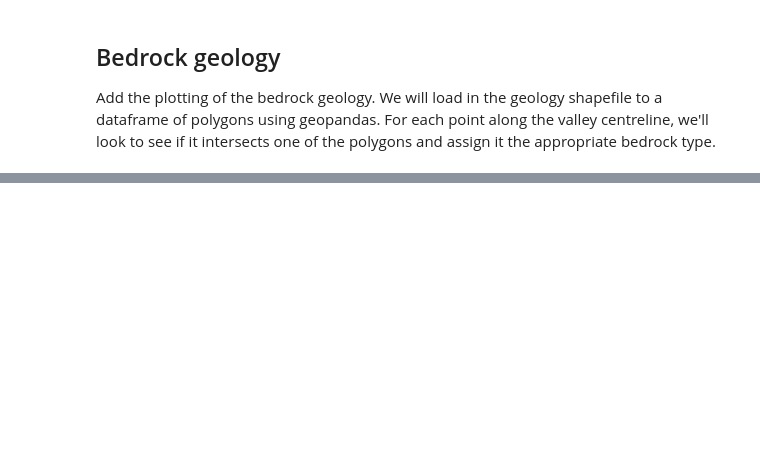
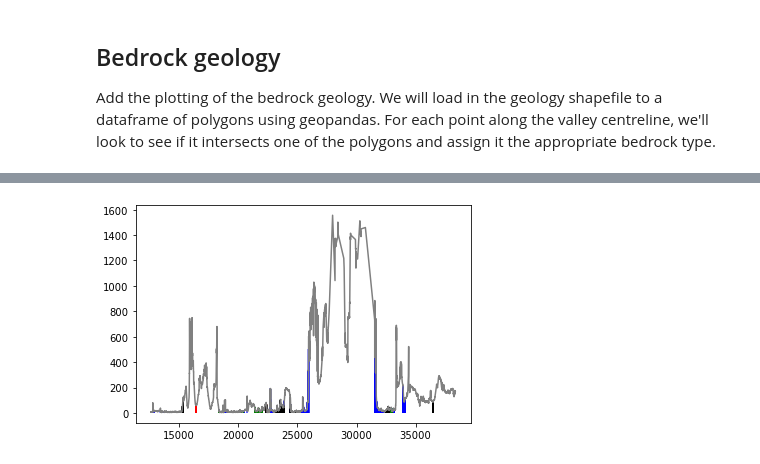
Before and after one commit to LSDtopotools/lsdtt_notebooks, a Jupyter notebook: lsdviztools/valley_analysis/plot-valley-analysis.ipynb, the cells around one changed output, grey strips where cells are left out. Saved outputs shown, nothing was run; the diff lists cells and outputs as text; code cells hidden in the pictures; blank space fills up the shorter version.

```diff
--- a/lsdviztools/valley_analysis/plot-valley-analysis.ipynb
+++ b/lsdviztools/valley_analysis/plot-valley-analysis.ipynb
@@ -216,0 +262,8 @@ widths_plus_geology.to_file('/media/TopographicData/TopographicData/valley_width
+# %%
+colours = ['red', 'blue', 'yellow', 'black', 'grey', 'green']
+plt.plot(widths_plus_geology['centreline_dist'], widths_plus_geology['total_valley_width'], c='grey', zorder=2)
+for i, lith in enumerate(lithologies):
+    this_df = widths_plus_geology[widths_plus_geology['LITHOLOGY'] == lith]
+    plt.vlines(this_df['centreline_dist'], ymin=0, ymax=this_df['total_valley_width'], colors=colours[i], alpha=0.5, zorder=1)
+# %% [output]
+[figure, added]
```
Also changed, not shown: parts of 8 cells of this notebook.
